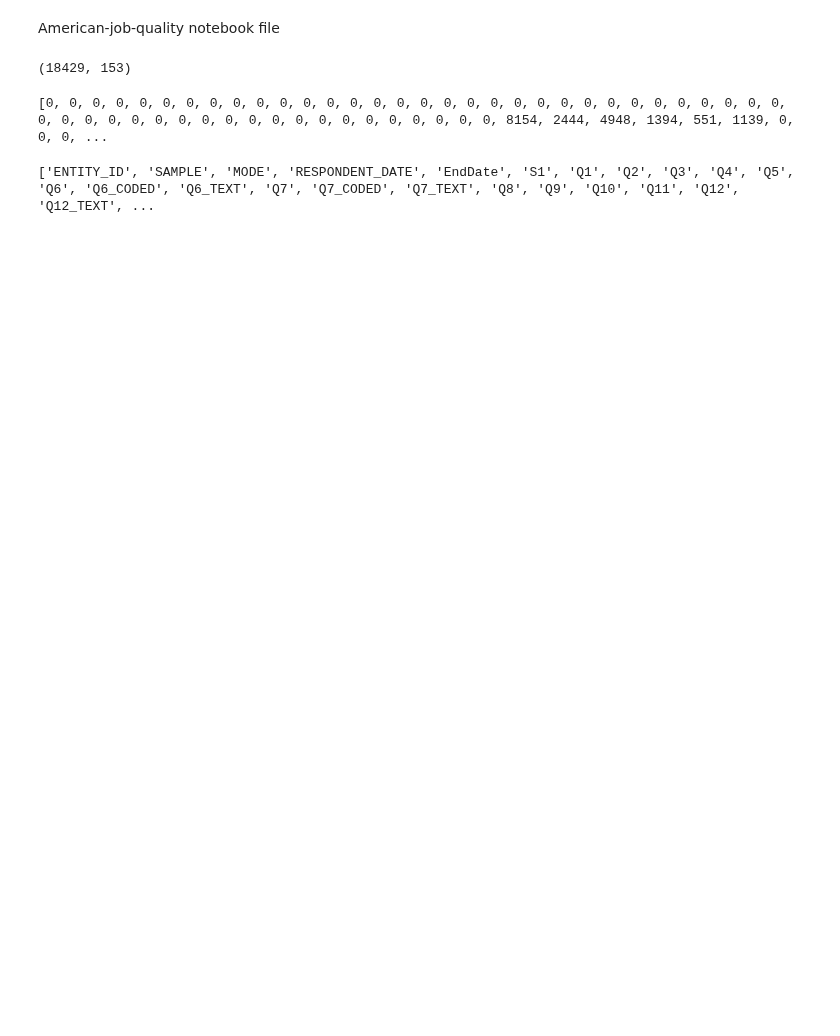
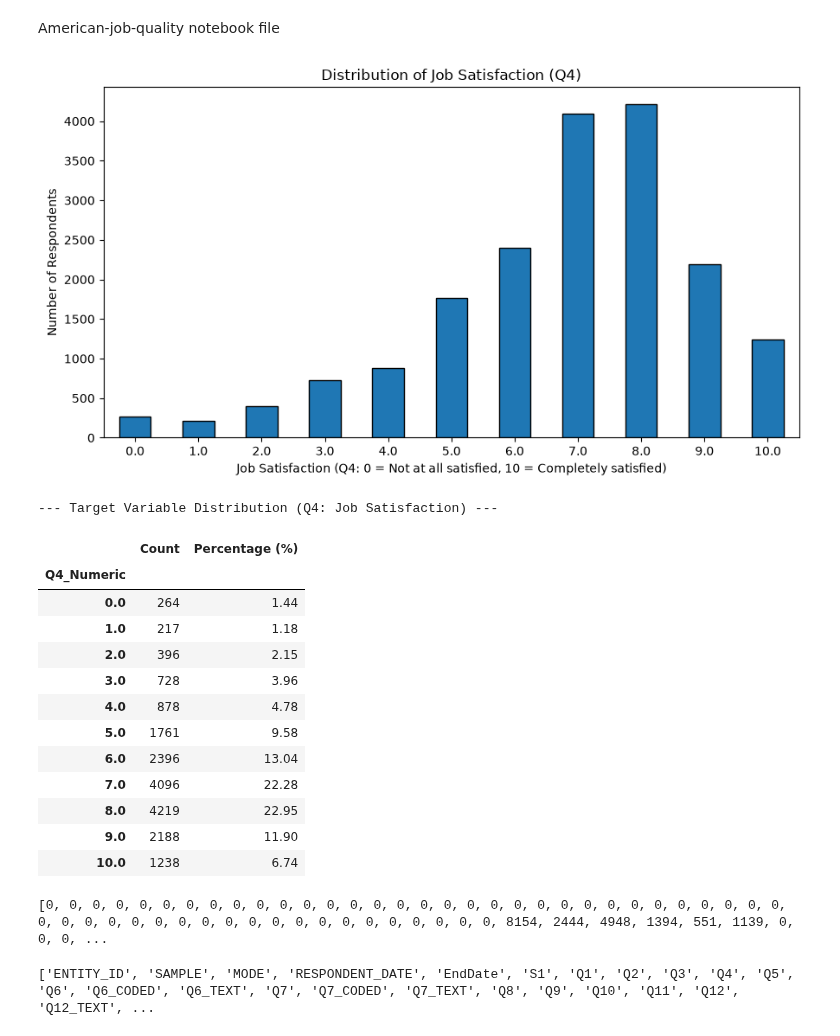
Before and after one commit to Break-Through-Tech/Swytch-2C-predicting-job-satisfaction-from-person-job-fit, a Jupyter notebook: notebooks/American-Job-quality.ipynb, the cells around one changed output. Saved outputs shown, nothing was run; the diff lists cells and outputs as text; code cells hidden in the pictures; blank space fills up the shorter version.

Commit message:
Updated EDA for AJQ dataset

```diff
--- a/notebooks/American-Job-quality.ipynb
+++ b/notebooks/American-Job-quality.ipynb
@@ -9,8 +9,51 @@ import matplotlib.pyplot as plt
 # %%
-# 1. Get the directory of your notebook (/fit/notebooks)
+# Import dataset into the notebook
 df = pd.read_csv("../data/JFF_formatted_public_release_labels.csv", encoding="latin1")
+df.shape
+df_clean = df.dropna(subset=["Q4"]).copy()
+# %%
+# Convert Q4 (Job satisfaction) string responses into numeric values
+df_clean["Q4_Numeric"] = pd.to_numeric(
+    df_clean["Q4"].astype(str).str.extract(r"(\d+)")[0], errors="coerce"
+)
+
+# Job satisfaction rating from 0-10 (ignoring no responses)
+q4_order = [f"{i}" for i in range(11)]
+
+# Create plot for the distribution of job satisfaction compared to number of respondants
+plt.figure(figsize=(9, 5))
+df_clean["Q4_Numeric"].value_counts().sort_index().plot(kind="bar", color="#1f77b4", edgecolor="black")
+
+plt.xlabel("Job Satisfaction (Q4: 0 = Not at all satisfied, 10 = Completely satisfied)")
+plt.ylabel("Number of Respondents")
+plt.title("Distribution of Job Satisfaction (Q4)")
+plt.xticks(rotation=0)
+plt.tight_layout()
+plt.show()
+
+print("\n--- Target Variable Distribution (Q4: Job Satisfaction) ---")
+target_counts = df_clean["Q4_Numeric"].value_counts().sort_index()
+target_props = df_clean["Q4_Numeric"].value_counts(normalize=True).sort_index() * 100
+target_summary = pd.DataFrame({"Count": target_counts, "Percentage (%)": target_props.round(2)})
+
+display(target_summary)
+# %% [output]
+[figure, added]
+--- Target Variable Distribution (Q4: Job Satisfaction) ---
+|  | Count | Percentage (%) |
+| Q4_Numeric |  |  |
+| 0.0 | 264 | 1.44 |
+| 1.0 | 217 | 1.18 |
+| 2.0 | 396 | 2.15 |
+| 3.0 | 728 | 3.96 |
+| 4.0 | 878 | 4.78 |
+| 5.0 | 1761 | 9.58 |
+| 6.0 | 2396 | 13.04 |
+| 7.0 | 4096 | 22.28 |
+| 8.0 | 4219 | 22.95 |
+| 9.0 | 2188 | 11.90 |
+| 10.0 | 1238 | 6.74 |
 # %%
-df.shape
+# Drop the target feature (Job Satisfaction)
+df_clean = df.dropna(subset=['Q4']).copy()
-# %% [output]
-(18429, 153)
 # %%
```
Also changed, not shown: parts of 20 cells of this notebook.
